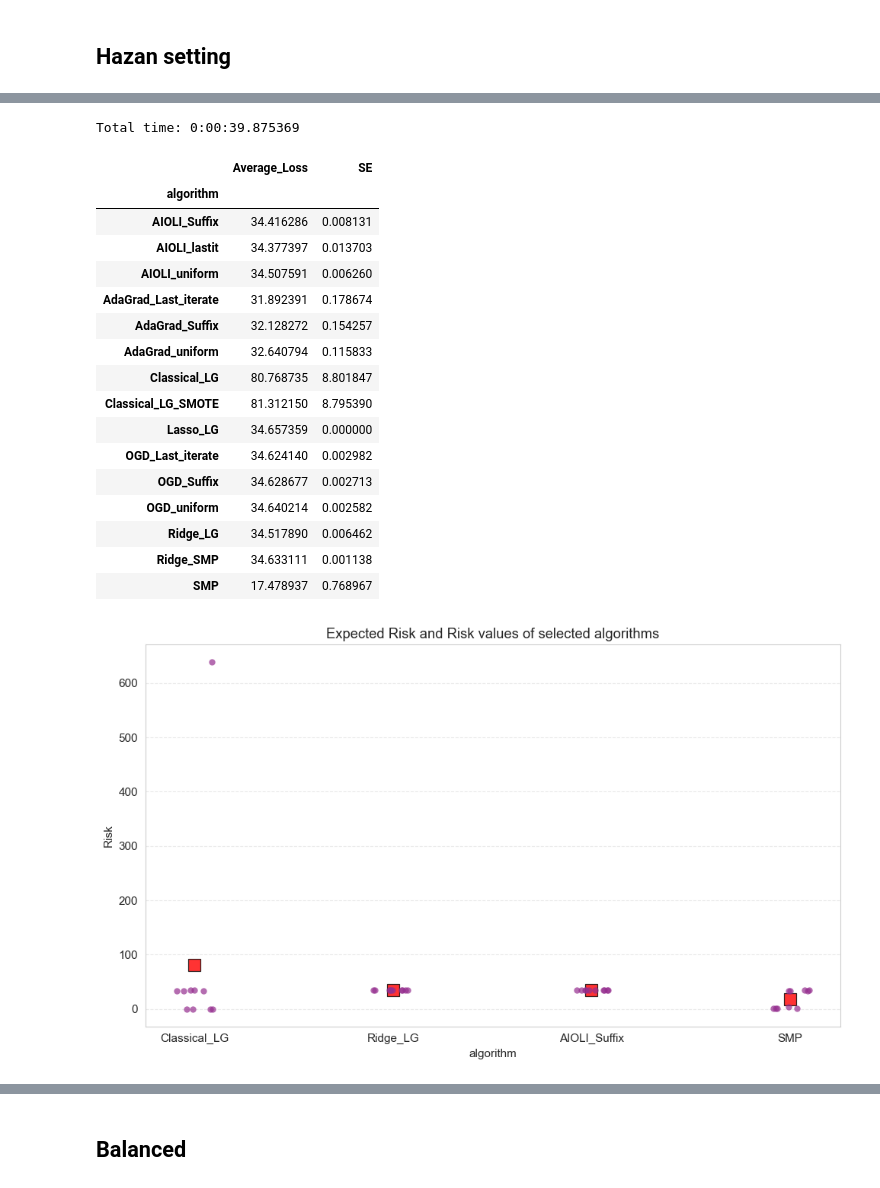
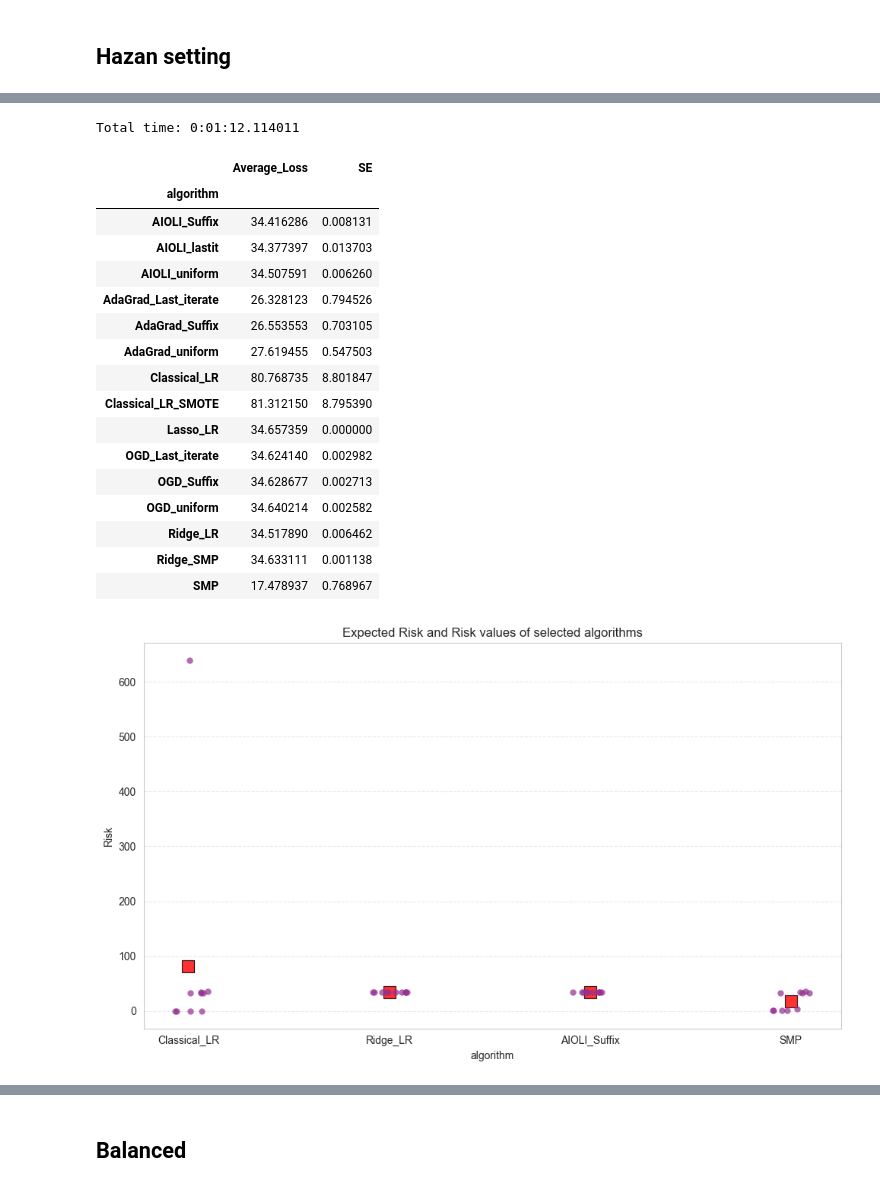
Before and after one commit to mcanela1/Thesis_Online-to-batch_Logistic-Regression, a Jupyter notebook: Algorithms.ipynb, the cells around one changed output, grey strips where cells are left out. Saved outputs shown, nothing was run; the diff lists cells and outputs as text; code cells hidden in the pictures.

```diff
--- a/Algorithms.ipynb
+++ b/Algorithms.ipynb
@@ -211,7 +203,7 @@ def generate_data(setting, balanced = True, seed = 30, n = default_n, x_means =
             x = xy[:,0]
             y = xy[:,1]
             x = x.reshape(full_n,1)
-        case "binary_x":
+        case "binomial_x":
             d = 1
             p_i = rng.uniform(0.1,0.9, d)
             n_i = rng.uniform(1,10, d).astype(int)
@@ -1457,15 +1374,15 @@ def run_simulation(cfg: SimulationConfig):
 
         # Run algorithms
         ogd = online_gd(data_y=y_train, data_x=x_train, B=B)
-        adagrad = online_AdaGrad(data_y=y_train, data_x=x_train, B_vector = np.repeat(1,d))
+        adagrad = online_AdaGrad(data_y=y_train, data_x=x_train, B_vector = np.repeat(5,d))
         aioli_model = AIOLI()
         ai = aioli_model.fit(data_y=y_train, data_x=x_train, X=X, B=B/13, minimize_method = minimize_method)
-        classic_lg = classic_logistic_regression(data_x=x_train, data_y=y_train)
-        ridge_lg = ridge_logistic_regression(data_x=x_train, data_y=y_train)
-        lasso_lg = lasso_logistic_regression(data_x=x_train, data_y=y_train)
+        classic_LR = classic_logistic_regression(data_x=x_train, data_y=y_train)
+        ridge_LR = ridge_logistic_regression(data_x=x_train, data_y=y_train)
+        lasso_LR = lasso_logistic_regression(data_x=x_train, data_y=y_train)
         smp = sample_minmax_predictor(x_train, y_train)
         ridge_smp = ridge_sample_minmax_predictor(x_train, y_train)
-        classic_lg_smote = classic_logistic_regression(data_x=smote_x, data_y=smote_y)
+        classic_LR_smote = classic_logistic_regression(data_x=smote_x, data_y=smote_y)
 
 
         # OTB estimates
@@ -1495,20 +1412,20 @@ def run_simulation(cfg: SimulationConfig):
         loss_AIOLI_lastit_test = aioli_model.new_data_loss(new_data_x=x_test, new_data_y=y_test, OTB_method="last_iterate")["loss"]
 
         # Logistic Regression
-        loss_LG_test = log_loss(classic_lg["Batch_estimate"], x_test, y_test)
-        loss_LG_smote_test = log_loss(classic_lg_smote["Batch_estimate"], x_test, y_test)
-        loss_LG_Ridge_test = log_loss(ridge_lg["Batch_estimate"],   x_test, y_test)
-        loss_LG_Lasso_test = log_loss(lasso_lg["Batch_estimate"],   x_test, y_test)
+        loss_LR_test = log_loss(classic_LR["Batch_estimate"], x_test, y_test)
+        loss_LR_smote_test = log_loss(classic_LR_smote["Batch_estimate"], x_test, y_test)
+        loss_LR_Ridge_test = log_loss(ridge_LR["Batch_estimate"],   x_test, y_test)
+        loss_LR_Lasso_test = log_loss(lasso_LR["Batch_estimate"],   x_test, y_test)
 
         # SMP
         smp_result = smp.get_new_loss(x_test, y_test)
         ridge_smp_result = ridge_smp.get_new_loss(x_test, y_test)
 
         algorithms_test = {
-            "Classical_LG":  {"loss": loss_LG_test},
-            "Classical_LG_SMOTE":      {"loss": loss_LG_smote_test},
-            "Ridge_LG":      {"loss": loss_LG_Ridge_test},
-            "Lasso_LG":      {"loss": loss_LG_Lasso_test},
+            "Classical_LR":  {"loss": loss_LR_test},
+            "Classical_LR_SMOTE":      {"loss": loss_LR_smote_test},
+            "Ridge_LR":      {"loss": loss_LR_Ridge_test},
+            "Lasso_LR":      {"loss": loss_LR_Lasso_test},
             "OGD_uniform": {"loss": loss_OGD_uniform_test},
             "OGD_Suffix":  {"loss": loss_OGD_Suffix_test},
             "OGD_Last_iterate": {"loss": loss_OGD_lastit_test},
@@ -1700,10 +1623,21 @@ def plot_simulation_results(
 
     plt.show()
     return None
+# %%
+def get_variable_name(var, namespace=None):
+    if namespace is None:
+        namespace = globals()
+    for name, value in namespace.items():
+        if value is var:
+            return name
+    return None
 # %% [markdown]
 ## Function for printing results
 # %%
 def print_results(results, n = default_n, plot = False, selected_algorithms = None):
+    # Save to csv
+    df_name = get_variable_name(results)
+    results["test_results"].to_csv(f"{df_name}.csv")
 
     summary_test_average = results["test_results"].groupby("algorithm")[["loss"]].mean()
     summary_test_se = results["test_results"].groupby("algorithm")[["loss"]].std() / np.sqrt(n)
@@ -1767,7 +1701,7 @@ def print_results(results, n = default_n, plot = False, selected_algorithms = No
     if ax.get_legend():
         ax.get_legend().remove()
 
-    # Keep x‑axis labels horizontal
+    # Keep x﷿﷿﷿axis labels horizontal
     plt.xticks(rotation=0)
     plt.tight_layout()
     plt.show()
@@ -1951,27 +1885,27 @@ Total time: 0:00:39.875369
 | Ridge_SMP | 34.633111 | 0.001138 |
 | SMP | 17.478937 | 0.768967 |
 # %%
-print_results(hazan_result, selected_algorithms = ["Classical_LG","SMP","AIOLI_Suffix", "Ridge_LG"], plot = True)
+print_results(hazan_result, selected_algorithms = ["Classical_LR","SMP","AIOLI_Suffix", "Ridge_LR"], plot = True)
 # %% [output]
-Total time: 0:00:39.875369
+Total time: 0:01:12.114011
 |  | Average_Loss | SE |
 | algorithm |  |  |
 | AIOLI_Suffix | 34.416286 | 0.008131 |
 | AIOLI_lastit | 34.377397 | 0.013703 |
 | AIOLI_uniform | 34.507591 | 0.006260 |
-| AdaGrad_Last_iterate | 31.892391 | 0.178674 |
-| AdaGrad_Suffix | 32.128272 | 0.154257 |
-| AdaGrad_uniform | 32.640794 | 0.115833 |
-| Classical_LG | 80.768735 | 8.801847 |
-| Classical_LG_SMOTE | 81.312150 | 8.795390 |
-| Lasso_LG | 34.657359 | 0.000000 |
+| AdaGrad_Last_iterate | 26.328123 | 0.794526 |
+| AdaGrad_Suffix | 26.553553 | 0.703105 |
+| AdaGrad_uniform | 27.619455 | 0.547503 |
+| Classical_LR | 80.768735 | 8.801847 |
+| Classical_LR_SMOTE | 81.312150 | 8.795390 |
+| Lasso_LR | 34.657359 | 0.000000 |
 | OGD_Last_iterate | 34.624140 | 0.002982 |
 | OGD_Suffix | 34.628677 | 0.002713 |
 | OGD_uniform | 34.640214 | 0.002582 |
-| Ridge_LG | 34.517890 | 0.006462 |
+| Ridge_LR | 34.517890 | 0.006462 |
 | Ridge_SMP | 34.633111 | 0.001138 |
 | SMP | 17.478937 | 0.768967 |
-[figure, old version]
+[figure, new version]
 # %%
 hazan_result["test_results"]
 # %% [output]
```
Also changed, not shown: parts of 65 cells of this notebook.
